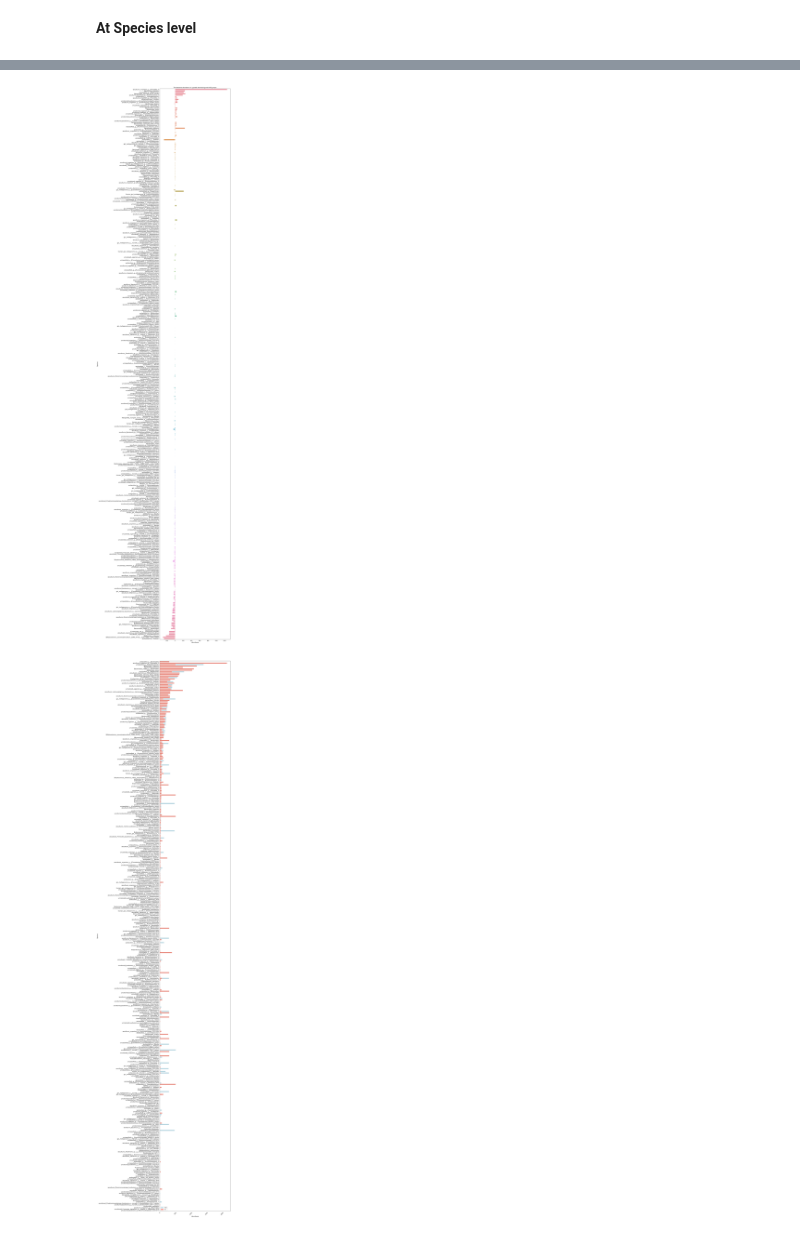
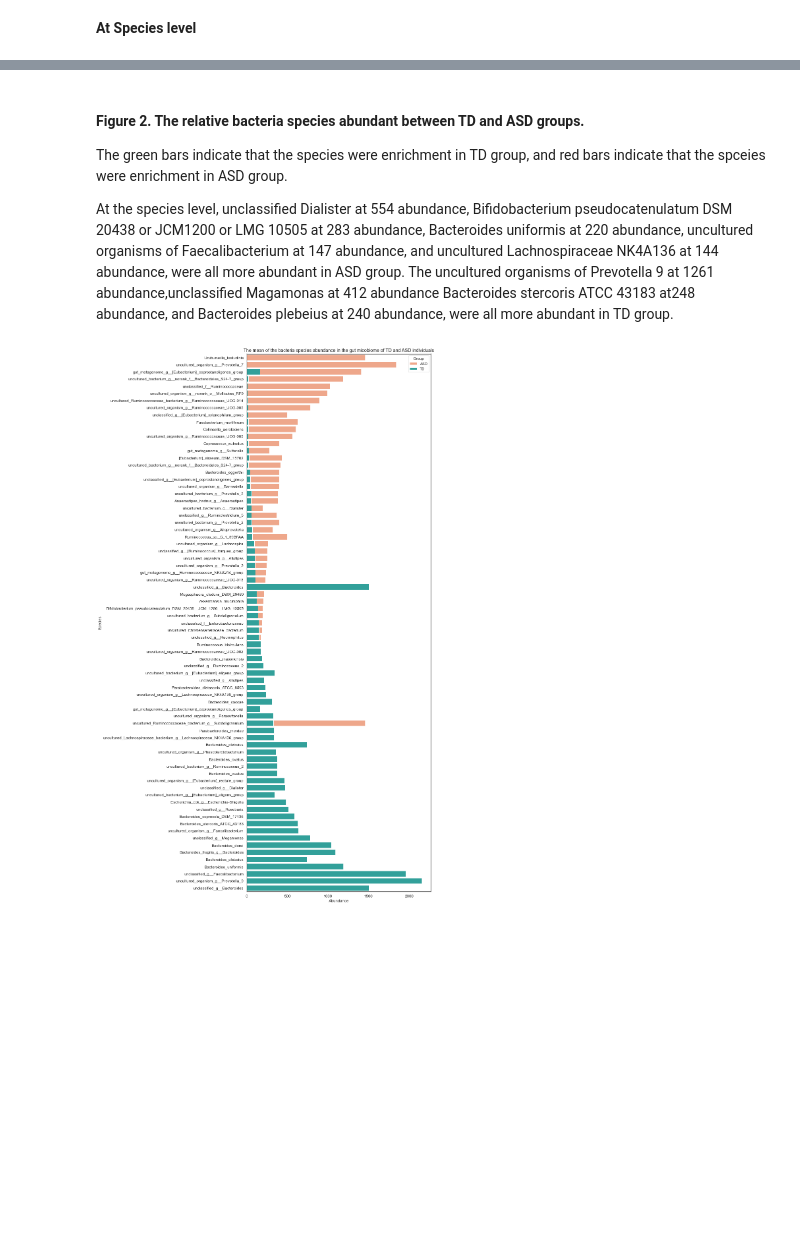
Before and after one commit to data301-2021-summer2/project-group45-project, a Jupyter notebook: analysis/Tara/milestone2/data_analysis.ipynb, the cells around one changed output, grey strips where cells are left out. Cells and saved outputs as stored; diff of their text form; code cells hidden in the pictures; blank space fills up the shorter version.

```diff
--- a/analysis/Tara/milestone2/data_analysis.ipynb
+++ b/analysis/Tara/milestone2/data_analysis.ipynb
@@ -15 +13,3 @@ from scripts import project_functions as pf
+# %%
+sns.set_theme(style='white', palette='pastel')
 # %%
@@ -135,9 +80,6 @@ dfP
 #### To visualize the bacteria abundance in each level of the taxonomy... we first need to find the best graph that could help others better observe my findings
 # %% [markdown]
 **This is graph test visualizations part.**
-# %%
-sns.set_style('white')
-sns.set_palette('Set2')
 # %% [markdown]
 Note:
 - Hexbin plot won't work because the taxonomy is not a number but a string
@@ -558,31 +333,24 @@ dfS
+# %% [markdown]
+#### Figure 2. The relative bacteria species abundant between TD and ASD groups.
+The green bars indicate that the species were enrichment in TD group, and red bars indicate that the spceies were enrichment in ASD group.
+
+At the species level, unclassified Dialister at 554 abundance, Bifidobacterium pseudocatenulatum DSM 20438 or JCM1200 or LMG 10505 at 283 abundance, Bacteroides uniformis at 220 abundance, uncultured organisms of Faecalibacterium at 147 abundance, and uncultured Lachnospiraceae NK4A136 at 144 abundance, were all more abundant in ASD group. The uncultured organisms of Prevotella 9 at 1261 abundance,unclassified Magamonas at 412 abundance Bacteroides stercoris ATCC 43183 at248 abundance, and Bacteroides plebeius at 240 abundance, were all more abundant in TD group.
 # %%
-#bacteria abundance at Species level
-fig, ax = plt.subplots(figsize = (10, 80))
+fig, ax = plt.subplots(figsize = (10, 30))
+b1 = sns.barplot(y='Species', x='ASDmean', data=df, ci=None, color='lightsalmon', order=df.sort_values('ASDmean', ascending=False).Species)
+b2= sns.barplot(y='Species', x='TDmean', data=df, ci=None, color='lightseagreen', order=df.sort_values('TDmean', ascending=True).Species)
 
-PF = sns.barplot(y='Species', x='TD_ASDdiff', data=df, ci=None, order=df.sort_values('TD_ASDdiff', ascending = False).Species)
-
-# pF = sns.countplot(y='Species', data=df, hue='Positive',)
-
-plt.title('The bacteria abundance in typically developing and ASD groups')
-plt.ylabel('Species', fontsize=11)
-plt.xlabel('Abundance', fontsize=11)
-# plt.legend(title="Group", labels=["ASD", "TD"], loc='lower right')
-ax.yaxis.set_tick_params(labelsize='large')
+# locs, labels = plt.xticks()
+# plt.setp(labels, rotation=45, fontsize='large')
+plt.title('The mean of the bacteria species abundance in the gut micobiome of TD and ASD individuals', fontsize=14)
+plt.xlabel('Abundance', fontsize=12)
+plt.ylabel('Species', fontsize=12)
+top_bar = mpatches.Patch(color="lightsalmon", label='ASD')
+bottom_bar = mpatches.Patch(color='lightseagreen', label='TD')
+# plt.legend(handles=[top_bar, bottom_bar])
+plt.legend(title="Group", labels=["ASD", "TD"], loc='upper right')
+ax.yaxis.set_tick_params(labelsize='medium')
+ax.xaxis.set_tick_params(labelsize='medium')
 plt.show()
-
-fig, ax = plt.subplots(figsize = (10, 80))
-b1 = sns.barplot(y='Species', x='ASDmean', data=df, ci=None, color='lightblue', order=df.sort_values('ASDmean', ascending=False).Species)
-b2= sns.barplot(y='Species', x='TDmean', data=df, ci=None, color='salmon', order=df.sort_values('TDmean', ascending=False).Species)
-
-locs, labels = plt.xticks()
-plt.setp(labels, rotation=45, fontsize='large')
-plt.xlabel('Abundance', fontsize=11)
-plt.ylabel('Species', fontsize=11)
-top_bar = mpatches.Patch(color="lightblue", label='ASD')
-bottom_bar = mpatches.Patch(color='salmon', label='TD')
-plt.legend(handles=[top_bar, bottom_bar])
-ax.yaxis.set_tick_params(labelsize='large')
-plt.show()
 # %% [output]
-[figure, old version]
+[figure, new version]
-[figure, removed]
```
Also changed, not shown: parts of 73 cells of this notebook, 11 other files.
